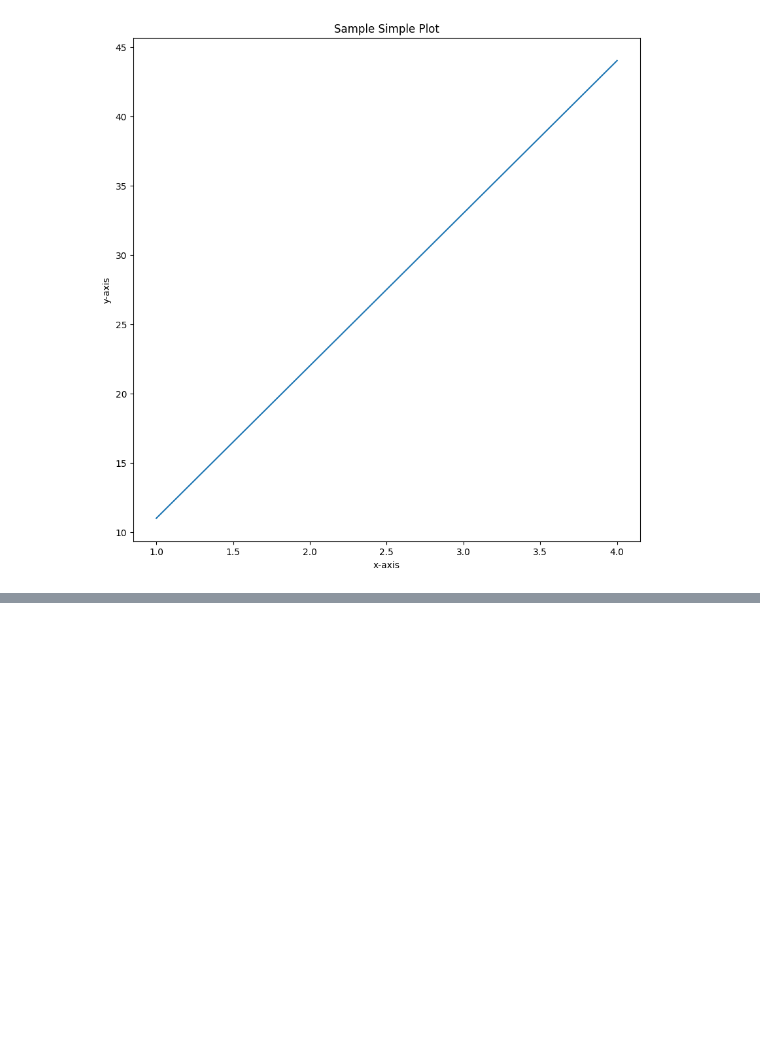
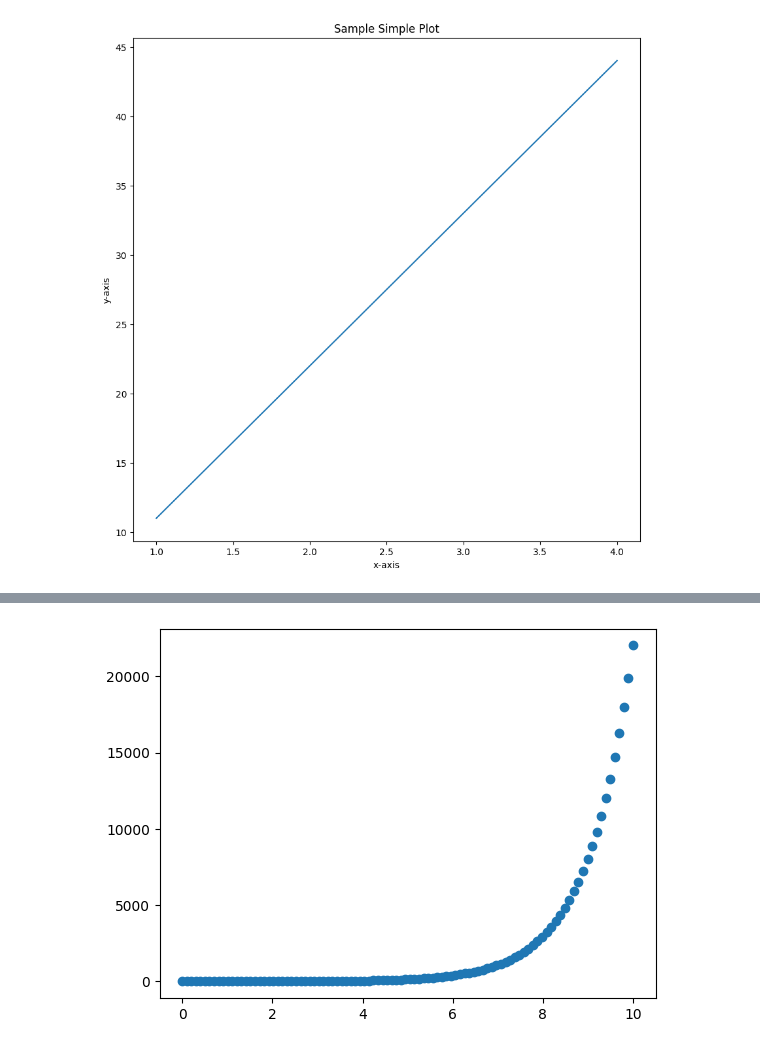
Before and after one commit to vivekkumar2909/Data-Science-and-Machine-Learning, a Jupyter notebook: introduction-to-matplotlib.ipynb, the cells around one changed output, grey strips where cells are left out. Drawn from its saved outputs; the diff is of its cells as text; code cells hidden in the pictures; blank space fills up the shorter version.

```diff
--- a/introduction-to-matplotlib.ipynb
+++ b/introduction-to-matplotlib.ipynb
@@ -103,0 +147,7 @@ fig.savefig("images/simple-plot.png")
+# %%
+# Use same data to make a scatter
+
+fig , ax = plt.subplots()
+ax.scatter(x,np.exp(x));
+# %% [output]
+[figure, added]
```
Also changed, not shown: parts of 11 cells of this notebook.
